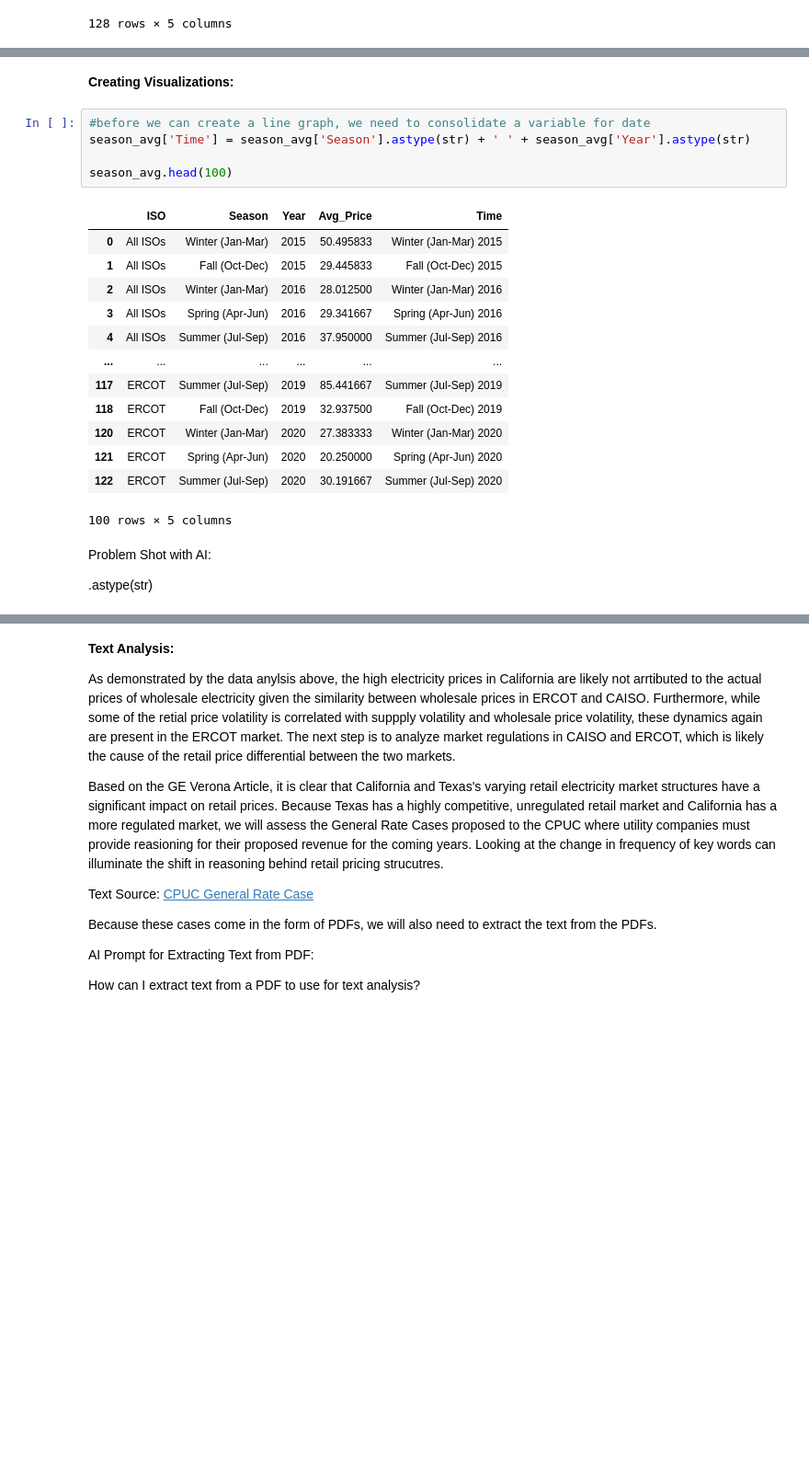
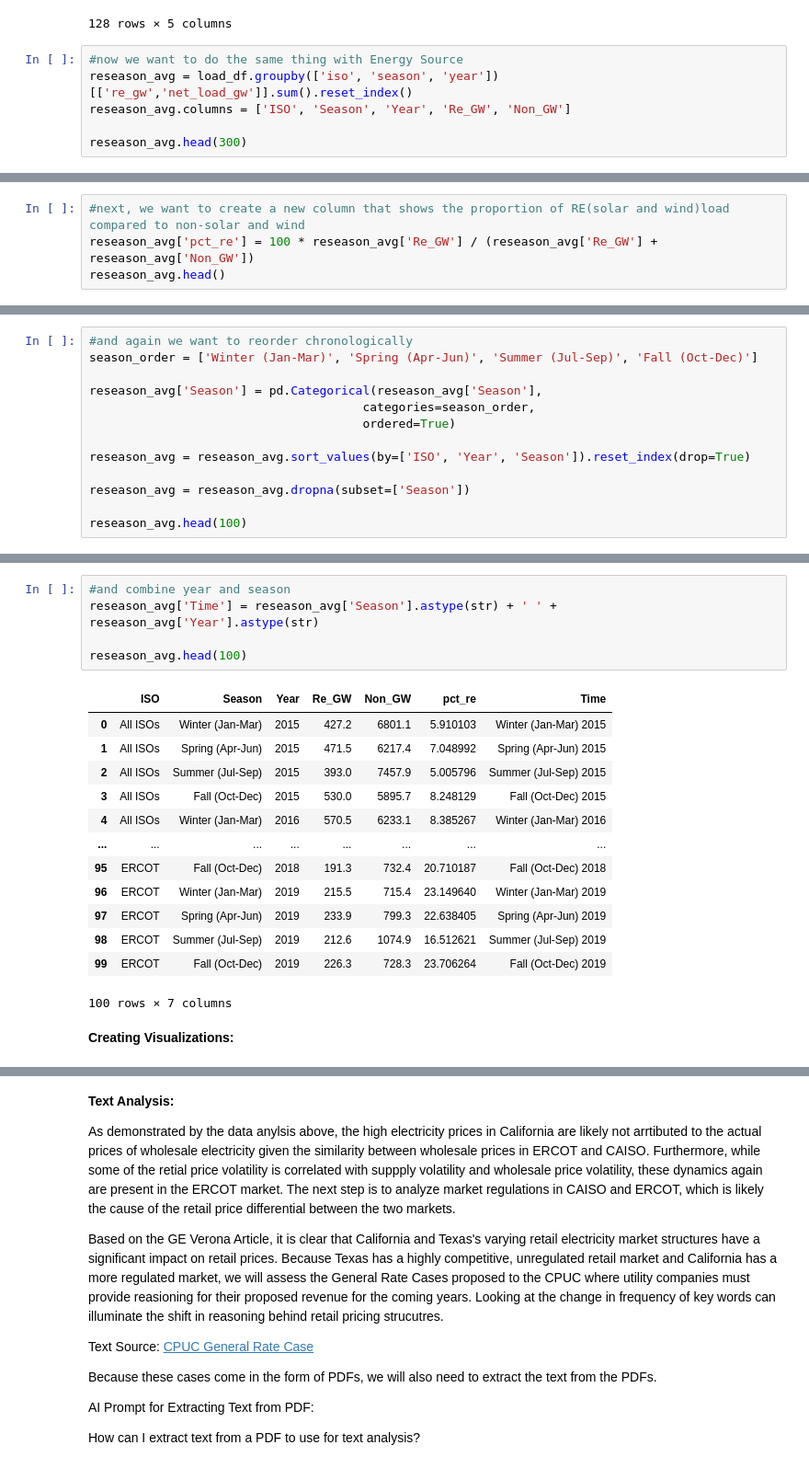
Before and after one commit to ellenwang995/final_project, a Jupyter notebook: PythonFinalAssignment_Draft.ipynb, the cells around one changed output, grey strips where cells are left out. Shown at 92% size. Cells and saved outputs as stored; diff of their text form; blank space fills up the shorter version.

```diff
--- a/PythonFinalAssignment_Draft.ipynb
+++ b/PythonFinalAssignment_Draft.ipynb
@@ -453,3 +477,9 @@ isoprice_2021
 | 392 | SPP | Summer (Jul-Sep) | 2024 | 25.420833 | Summer (Jul-Sep) 2024 |
 | 393 | SPP | Fall (Oct-Dec) | 2024 | 22.545833 | Fall (Oct-Dec) 2024 |
 128 rows × 5 columns
+# %%
+#now we want to do the same thing with Energy Source
+reseason_avg = load_df.groupby(['iso', 'season', 'year'])[['re_gw','net_load_gw']].sum().reset_index()
+reseason_avg.columns = ['ISO', 'Season', 'Year', 'Re_GW', 'Non_GW']
+
+reseason_avg.head(300)
@@ -455,0 +500,4 @@ isoprice_2021
+# %%
+#next, we want to create a new column that shows the proportion of RE(solar and wind)load compared to non-solar and wind
+reseason_avg['pct_re'] = 100 * reseason_avg['Re_GW'] / (reseason_avg['Re_GW'] + reseason_avg['Non_GW'])
+reseason_avg.head()
@@ -455,0 +511,13 @@ isoprice_2021
+# %%
+#and again we want to reorder chronologically
+season_order = ['Winter (Jan-Mar)', 'Spring (Apr-Jun)', 'Summer (Jul-Sep)', 'Fall (Oct-Dec)']
+
+reseason_avg['Season'] = pd.Categorical(reseason_avg['Season'],
+                                      categories=season_order,
+                                      ordered=True)
+
+reseason_avg = reseason_avg.sort_values(by=['ISO', 'Year', 'Season']).reset_index(drop=True)
+
+reseason_avg = reseason_avg.dropna(subset=['Season'])
+
+reseason_avg.head(100)
@@ -456,26 +538,22 @@ isoprice_2021
+# %%
+#and combine year and season
+reseason_avg['Time'] = reseason_avg['Season'].astype(str) + ' ' + reseason_avg['Year'].astype(str)
+
+reseason_avg.head(100)
+# %% [output]
+|  | ISO | Season | Year | Re_GW | Non_GW | pct_re | Time |
+| 0 | All ISOs | Winter (Jan-Mar) | 2015 | 427.2 | 6801.1 | 5.910103 | Winter (Jan-Mar) 2015 |
+| 1 | All ISOs | Spring (Apr-Jun) | 2015 | 471.5 | 6217.4 | 7.048992 | Spring (Apr-Jun) 2015 |
+| 2 | All ISOs | Summer (Jul-Sep) | 2015 | 393.0 | 7457.9 | 5.005796 | Summer (Jul-Sep) 2015 |
+| 3 | All ISOs | Fall (Oct-Dec) | 2015 | 530.0 | 5895.7 | 8.248129 | Fall (Oct-Dec) 2015 |
+| 4 | All ISOs | Winter (Jan-Mar) | 2016 | 570.5 | 6233.1 | 8.385267 | Winter (Jan-Mar) 2016 |
+| ... | ... | ... | ... | ... | ... | ... | ... |
+| 95 | ERCOT | Fall (Oct-Dec) | 2018 | 191.3 | 732.4 | 20.710187 | Fall (Oct-Dec) 2018 |
+| 96 | ERCOT | Winter (Jan-Mar) | 2019 | 215.5 | 715.4 | 23.149640 | Winter (Jan-Mar) 2019 |
+| 97 | ERCOT | Spring (Apr-Jun) | 2019 | 233.9 | 799.3 | 22.638405 | Spring (Apr-Jun) 2019 |
+| 98 | ERCOT | Summer (Jul-Sep) | 2019 | 212.6 | 1074.9 | 16.512621 | Summer (Jul-Sep) 2019 |
+| 99 | ERCOT | Fall (Oct-Dec) | 2019 | 226.3 | 728.3 | 23.706264 | Fall (Oct-Dec) 2019 |
+100 rows × 7 columns
 # %% [markdown]
 **Creating Visualizations:**
-# %%
-#before we can create a line graph, we need to consolidate a variable for date
-season_avg['Time'] = season_avg['Season'].astype(str) + ' ' + season_avg['Year'].astype(str)
-
-season_avg.head(100)
-# %% [output]
-|  | ISO | Season | Year | Avg_Price | Time |
-| 0 | All ISOs | Winter (Jan-Mar) | 2015 | 50.495833 | Winter (Jan-Mar) 2015 |
-| 1 | All ISOs | Fall (Oct-Dec) | 2015 | 29.445833 | Fall (Oct-Dec) 2015 |
-| 2 | All ISOs | Winter (Jan-Mar) | 2016 | 28.012500 | Winter (Jan-Mar) 2016 |
-| 3 | All ISOs | Spring (Apr-Jun) | 2016 | 29.341667 | Spring (Apr-Jun) 2016 |
-| 4 | All ISOs | Summer (Jul-Sep) | 2016 | 37.950000 | Summer (Jul-Sep) 2016 |
-| ... | ... | ... | ... | ... | ... |
-| 117 | ERCOT | Summer (Jul-Sep) | 2019 | 85.441667 | Summer (Jul-Sep) 2019 |
-| 118 | ERCOT | Fall (Oct-Dec) | 2019 | 32.937500 | Fall (Oct-Dec) 2019 |
-| 120 | ERCOT | Winter (Jan-Mar) | 2020 | 27.383333 | Winter (Jan-Mar) 2020 |
-| 121 | ERCOT | Spring (Apr-Jun) | 2020 | 20.250000 | Spring (Apr-Jun) 2020 |
-| 122 | ERCOT | Summer (Jul-Sep) | 2020 | 30.191667 | Summer (Jul-Sep) 2020 |
-100 rows × 5 columns
-# %% [markdown]
-Problem Shot with AI:
-
-.astype(str)
 # %%
```
Also changed, not shown: parts of 13 cells of this notebook.
